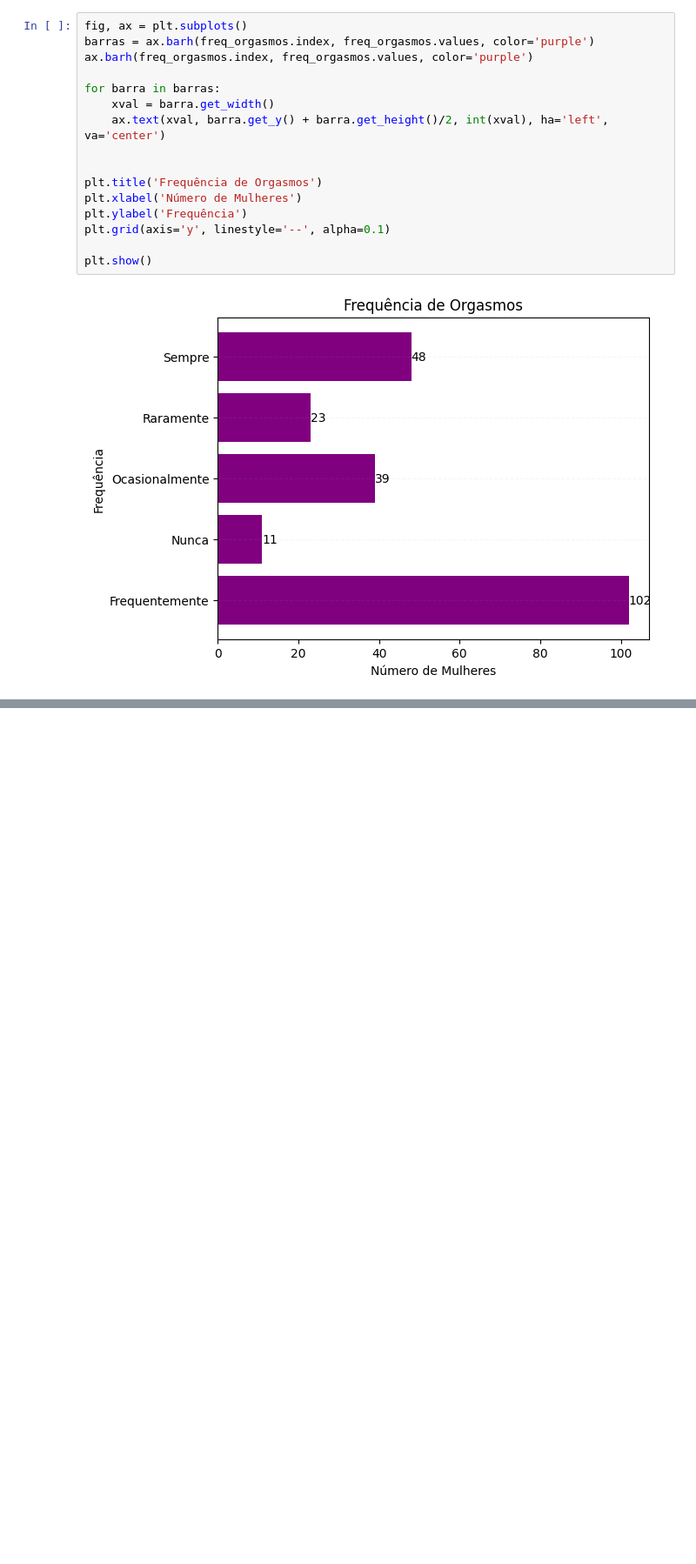
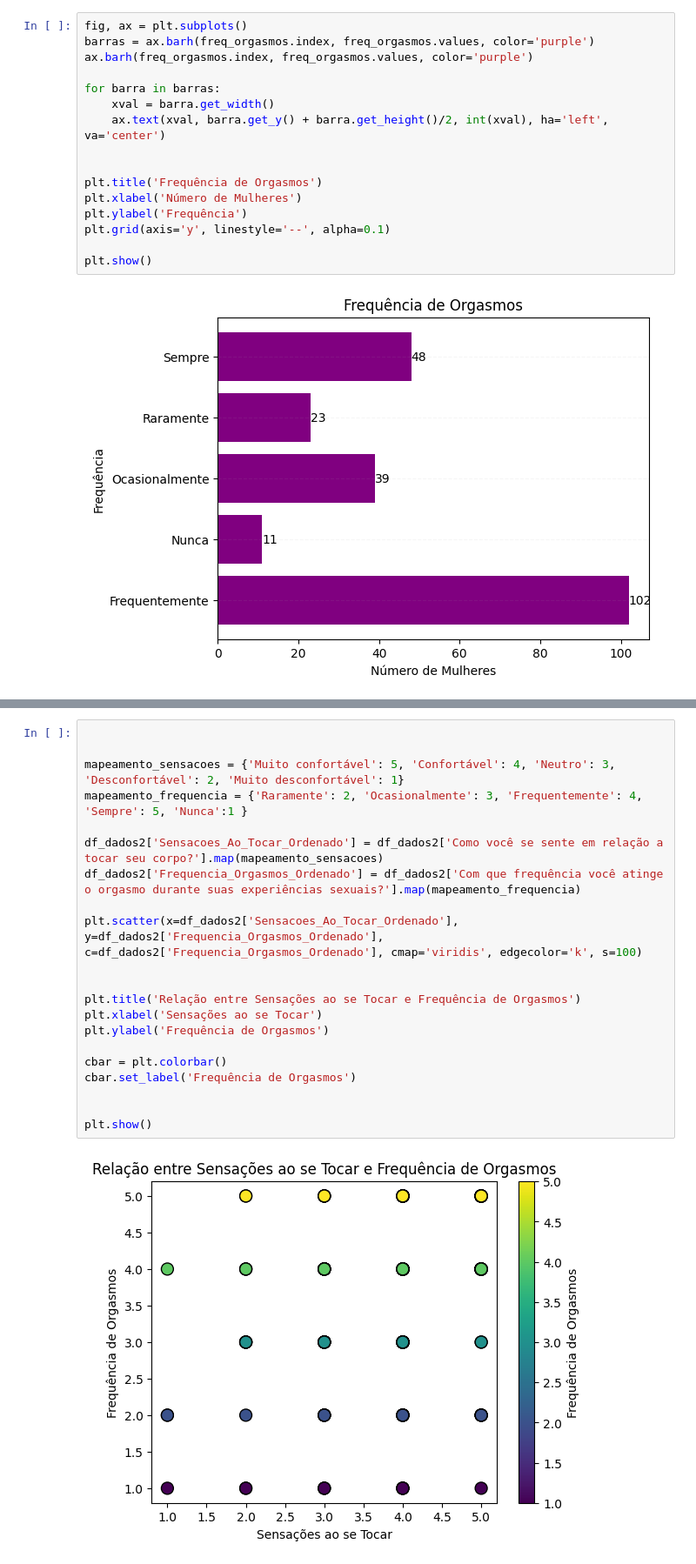
Before and after one commit to danisnegrao/ProjetFInal_DaniNegrao, a Jupyter notebook: base_dados.ipynb, the cells around one changed output, grey strips where cells are left out. Shown at 87% size. Saved outputs shown, nothing was run; the diff lists cells and outputs as text; blank space fills up the shorter version.

```diff
--- a/base_dados.ipynb
+++ b/base_dados.ipynb
@@ -222,0 +261,23 @@ plt.show()
+# %%
+
+
+mapeamento_sensacoes = {'Muito confortável': 5, 'Confortável': 4, 'Neutro': 3, 'Desconfortável': 2, 'Muito desconfortável': 1}
+mapeamento_frequencia = {'Raramente': 2, 'Ocasionalmente': 3, 'Frequentemente': 4, 'Sempre': 5, 'Nunca':1 }
+
+df_dados2['Sensacoes_Ao_Tocar_Ordenado'] = df_dados2['Como você se sente em relação a tocar seu corpo?'].map(mapeamento_sensacoes)
+df_dados2['Frequencia_Orgasmos_Ordenado'] = df_dados2['Com que frequência você atinge o orgasmo durante suas experiências sexuais?'].map(mapeamento_frequencia)
+
+plt.scatter(x=df_dados2['Sensacoes_Ao_Tocar_Ordenado'], y=df_dados2['Frequencia_Orgasmos_Ordenado'], c=df_dados2['Frequencia_Orgasmos_Ordenado'], cmap='viridis', edgecolor='k', s=100)
+
+
+plt.title('Relação entre Sensações ao se Tocar e Frequência de Orgasmos')
+plt.xlabel('Sensações ao se Tocar')
+plt.ylabel('Frequência de Orgasmos')
+
+cbar = plt.colorbar()
+cbar.set_label('Frequência de Orgasmos')
+
+
+plt.show()
+# %% [output]
+[figure, added]
```
Also changed, not shown: parts of 8 cells of this notebook, 17 other files.
